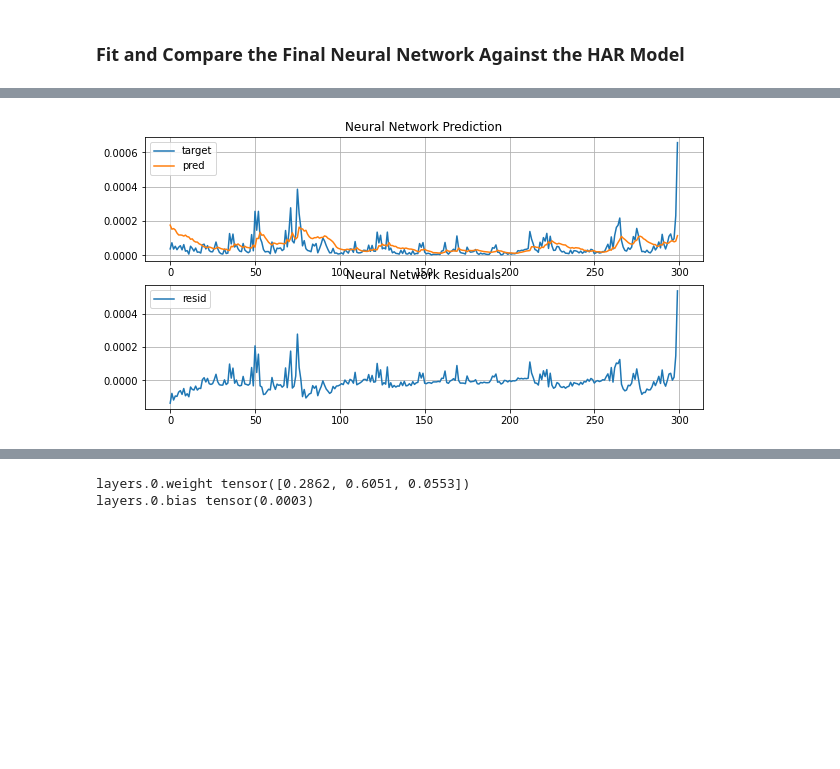
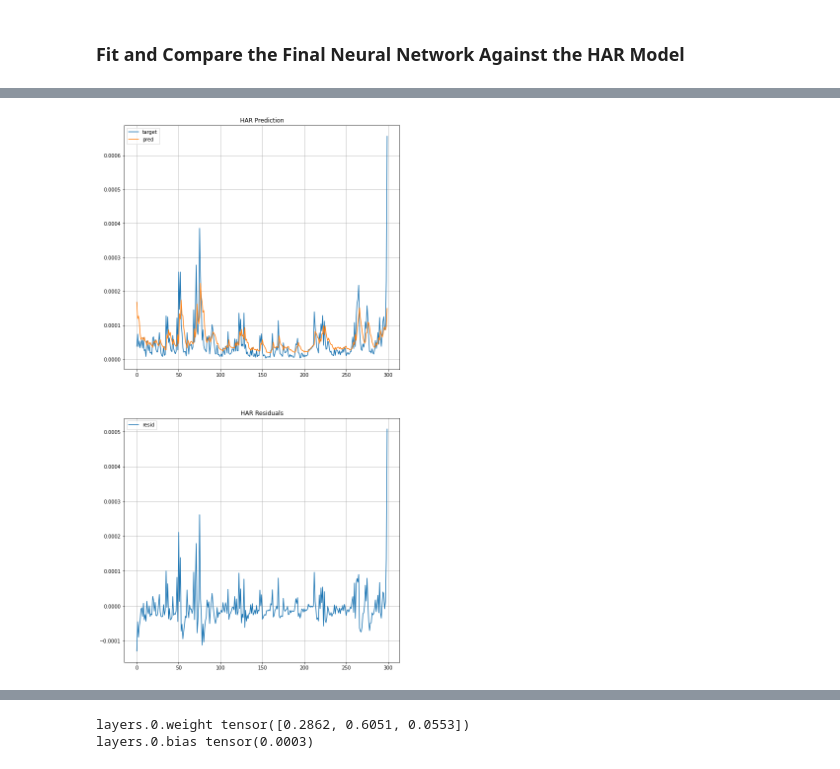
Before and after one commit to CodingNoob234/casestudy-neural-networks, a Jupyter notebook: main.ipynb, the cells around one changed output, grey strips where cells are left out. Cells and saved outputs as stored; diff of their text form; code cells hidden in the pictures; blank space fills up the shorter version.

Commit message:
in main2_test possibility to see more intermediate results of the training process etc.

```diff
--- a/main.ipynb
+++ b/main.ipynb
@@ -80,11 +82,11 @@ The NN is estimated using Adam optimzer and MSE loss, with a specified learning
 # PERFORM CROSS VALIDATION
 model_scores = []
 
-hidden_layers_list: tuple = ([2,],[])
-lr_list: tuple = (5e-2, 1e-2, 5e-3, 1e-3, 5e-4)
-epochs_list: tuple = (100,)
-patience_list: tuple = (3,4,5)
-batch_sizes: tuple = (10, 20, 40)
+hidden_layers_list: tuple = ([2,],)
+lr_list: tuple = (5e-4, 1e-4, 5e-5, 1e-5)
+epochs_list: tuple = (1000,)
+patience_list: tuple = (5,)
+batch_sizes: tuple = (10,)
 total_model_options: int = len(hidden_layers_list) * len(lr_list) * len(epochs_list) * len(batch_sizes) * len(patience_list)
 number_of_repeated_kfolds: int = 5
 
@@ -156,7 +154,7 @@ avg score: 8.505715243245504e-08 list of scores: [9.8572784e-08, 4.8584376e-08,
 ### Fit and Compare the Final Neural Network Against the HAR Model
 # %%
 normalize_features = False
-use_own_config = True # !!! if you used this once after the cross validation, the custom params below 'overwrite' those from cross validation above
+use_own_config = False # !!! if you used this once after the cross validation, the custom params below 'overwrite' those from cross validation above
 
 # sometimes we want to zoom in on specific intervals of the forecast
 idx_start, idx_end = 0, 10000
@@ -168,11 +166,11 @@ try:
 except Exception as e:
     print("No params from cross validation, using own params instead")
     print("Or specifically specified to use own params")
-    epochs = 10
+    epochs = 50
     hidden_layers = [] # zero or one with 2 nodes
-    lr = .005
+    lr = 5e-5
     batch_size = 10
-    patience = 10
+    patience = 3
 
 #=========================================================================================
 #===================================ESTIMATE HAR==========================================
@@ -186,14 +184,15 @@ loss, output = fit_and_evaluateHAR(
     data_test = data_har_val,
     normalize_features = False
 )
+har_loss = loss
 har_output = output.copy().reshape(-1,)
 
 print(f"HAR out-of-sample loss: {loss}")
 
-plot = False
+plot = True
 if plot:
     # plot prediction versus true daily volatility
-    fig, axs = plt.subplots(2,1, figsize = (10, 5))
+    fig, axs = plt.subplots(2,1, figsize = (10, 20))
     axs[0].set_title("HAR Prediction")
     axs[1].set_title("HAR Residuals")
     axs[0].plot(data_har_val.y[idx_start:idx_end], label = "target")
@@ -211,35 +210,61 @@ if plot:
 print("Estimating NN model ...")
 print(f"... with epochs={epochs}, hidden_layers={hidden_layers}, lr={lr}")
 
-NN = ForwardNeuralNetwork(
-    data_nn_train.x_t.shape[1],
-    output_size = 1,
-    hidden_layers=hidden_layers,
-    # seed=3407
+if False:
+    def test():
+        NN = ForwardNeuralNetwork(
+            data_nn_train.x_t.shape[1],
+            output_size = 1,
+            hidden_layers=hidden_layers,
+            # seed=3407
+            )
+        loss, output = single_fit_and_evaluate_model(
+            NN,
+            data_train = data_nn_train,
+            data_test = data_nn_val,
+            lr = lr,
+            epochs = epochs,
+            earlystopper = EarlyStopper(patience=patience, min_delta=0),
+            normalize_features = False,
+            return_prediction = True,
+            batch_size=batch_size
+        )
+        return loss
+    avg_loss = [test() for i in range(10)]
+    print(avg_loss)
+    print(f"avg loss of multiple nn: {np.average(avg_loss)}")
+    raise Exception("kappen nu")
+
+nn_loss = float("inf")
+i = 0
+while nn_loss > har_loss and i ==0:
+    i += 1
+    NN = ForwardNeuralNetwork(
+        data_nn_train.x_t.shape[1],
+        output_size = 1,
+        hidden_layers=hidden_layers,
+        # seed=3407
+        )
+    nn_loss, output = single_fit_and_evaluate_model(
+        NN,
+        data_train = data_nn_train,
+        data_test = data_nn_val,
+        lr = lr,
+        epochs = epochs,
+        earlystopper = EarlyStopper(patience=patience, min_delta=0),
+        normalize_features = False,
+        return_prediction = True,
+        batch_size=batch_size
     )
-loss, output = single_fit_and_evaluate_model(
-    NN,
-    data_train = data_nn_train,
-    data_test = data_nn_val,
-    lr = lr,
-    epochs = epochs,
-    earlystopper = EarlyStopper(patience=patience, min_delta=0),
-    normalize_features = False,
-    return_prediction = True,
-    batch_size=batch_size
-)
+
 nn_output =  output.detach().numpy().reshape(-1,)
 true_output = data_har_val.y.reshape(-1,)
-print(f"NN out-of-sample loss: {loss}")
-print(f"nn var using numpy and detach: {np.average((true_output - nn_output)**2)}")
-# print(f"nn var using torch: {nn.MSELoss()(output,data_nn_val.y_t)}")
-
-# print(f"NN out-of-sample loss: {loss}")
+print(f"NN out-of-sample loss: {nn_loss}")
 
 plot = True
 if plot:
     # plot prediction versus true daily volatility
-    fig, axs = plt.subplots(2,1, figsize = (10,5))
+    fig, axs = plt.subplots(2,1, figsize = (10,20))
     axs[0].set_title("Neural Network Prediction")
     axs[1].set_title("Neural Network Residuals")
     axs[0].plot(data_nn_val.y_t.detach().numpy().reshape(-1,)[idx_start:idx_end], label = "target")
@@ -276 +295 @@ nn var using numpy and detach: 3.4483083055647512e-09
-[figure, old version]
+[figure, new version]
```
Also changed, not shown: parts of 4 cells of this notebook, 5 other files.
